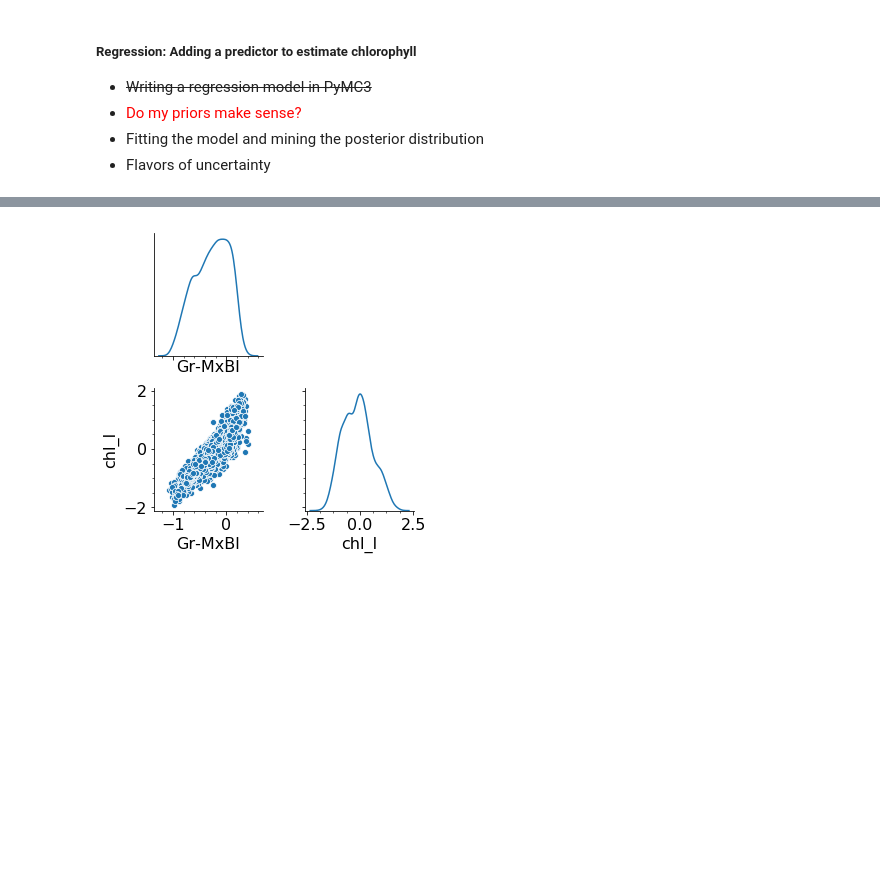
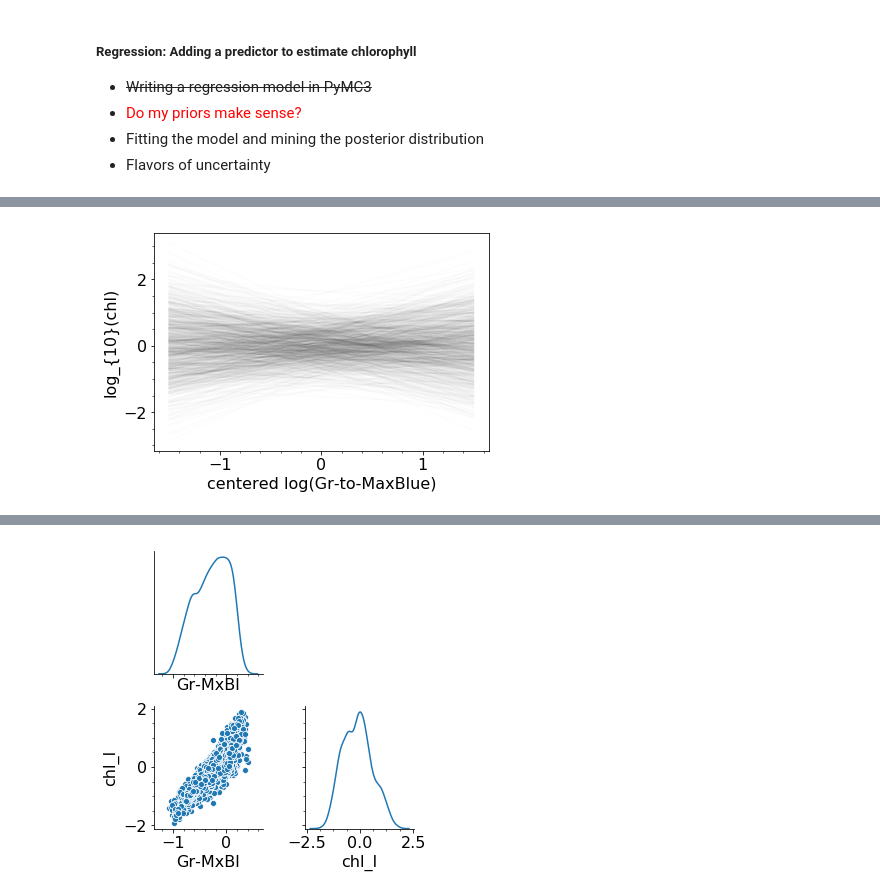
Before and after one commit to madHatter106/chlorophyll_models, a Jupyter notebook: Bayesian Tutorial.ipynb, the cells around one changed output, grey strips where cells are left out. Saved outputs shown, nothing was run; the diff lists cells and outputs as text; code cells hidden in the pictures; blank space fills up the shorter version.

```diff
--- a/Bayesian Tutorial.ipynb
+++ b/Bayesian Tutorial.ipynb
@@ -905,0 +906,6 @@ chl_prior.min(), chl_prior.max()
+# %%
+pl.plot(x_dummy, chl_l_prior, color='k', alpha=0.01);
+pl.ylabel('log_{10}(chl)')
+pl.xlabel('centered log(Gr-to-MaxBlue)');
+# %% [output]
+[figure, added]
```
Also changed, not shown: parts of 13 cells of this notebook.
